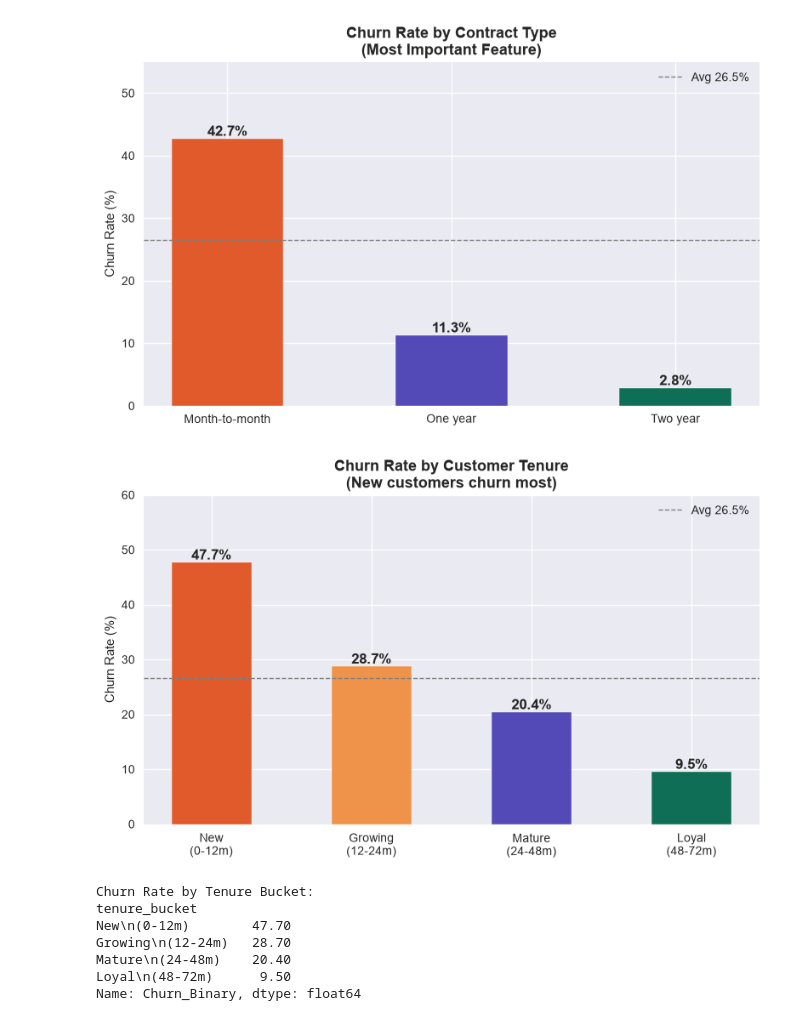
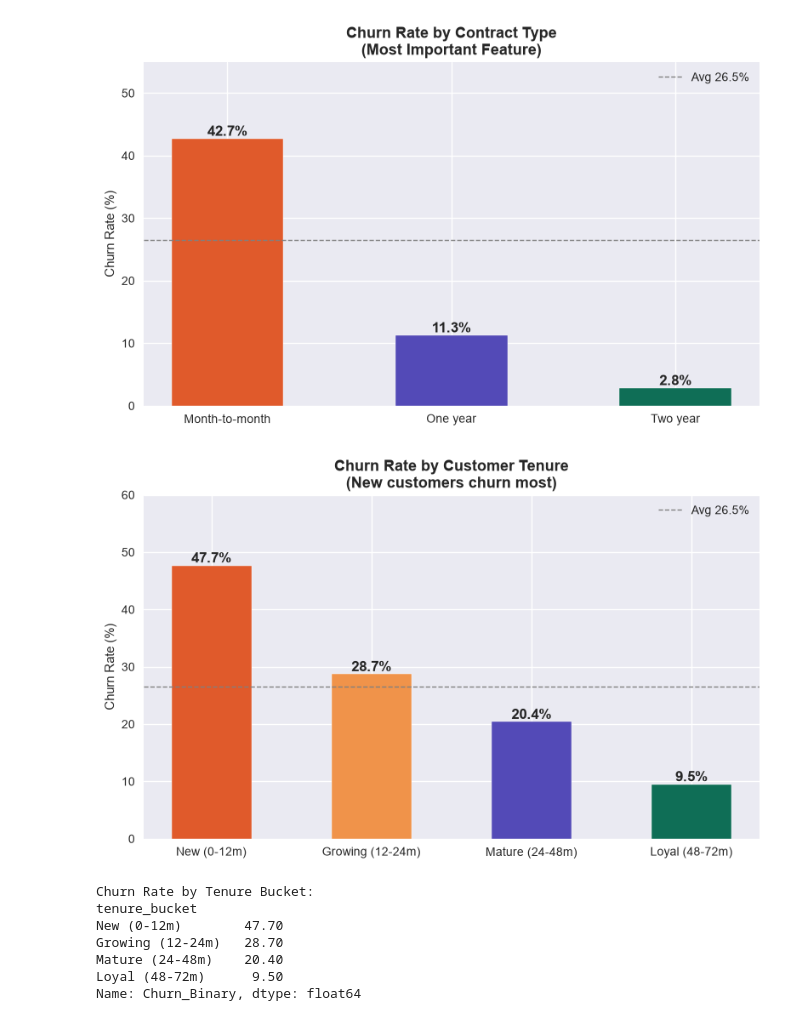
Before and after one commit to Kasak02/churn-predictor, a Jupyter notebook: 02_eda.ipynb, the cells around one changed output. Saved outputs shown, nothing was run; the diff lists cells and outputs as text; code cells hidden in the pictures.

```diff
--- a/02_eda.ipynb
+++ b/02_eda.ipynb
@@ -457,35 +457,35 @@ Two year                2.80            1695
 # %%
 # tenure buckets show new customers churn most
 df['tenure_bucket'] = pd.cut(df['tenure'],
                               bins=[0, 12, 24, 48, 72],
-                              labels=['New \n(0-12m)', 'Growing\n(12-24m)',
-                                      'Mature\n(24-48m)', 'Loyal\n(48-72m)'])
+                              labels=['New (0-12m)', 'Growing (12-24m)',
+                                      'Mature (24-48m)', 'Loyal (48-72m)'])
 
 tenure_churn = df.groupby('tenure_bucket', observed=True)['Churn_Binary'].mean() * 100
 
 fig, ax = plt.subplots(figsize=(8, 5))
 colors = ['#E05A2B', '#F0934A', '#534AB7', '#0F6E56']
 bars = ax.bar(tenure_churn.index, tenure_churn.values,
                color=colors, edgecolor='white', width=0.5)
 ax.bar_label(bars, fmt='%.1f%%', fontsize=12, fontweight='bold')
 ax.set_title('Churn Rate by Customer Tenure\n(New customers churn most)',
              fontweight='bold', fontsize=13)
 ax.set_ylabel('Churn Rate (%)')
 ax.set_ylim(0, 60)
 ax.axhline(y=avg_churn_rate, color='gray', linestyle='--', linewidth=1, label='Avg 26.5%')
 ax.legend()
 plt.tight_layout()
 plt.savefig('reports/tenure_vs_churn.png', dpi=150, bbox_inches='tight')
 plt.show()
 
 print("\nChurn Rate by Tenure Bucket:")
 print(tenure_churn.round(1))
 # %% [output]
-[figure, old version]
+[figure, new version]
 Churn Rate by Tenure Bucket:
 tenure_bucket
-New\n(0-12m)        47.70
-Growing\n(12-24m)   28.70
-Mature\n(24-48m)    20.40
-Loyal\n(48-72m)      9.50
+New (0-12m)        47.70
+Growing (12-24m)   28.70
+Mature (24-48m)    20.40
+Loyal (48-72m)      9.50
 Name: Churn_Binary, dtype: float64
```
Also changed, not shown: parts of 2 cells of this notebook, 2 other files.
